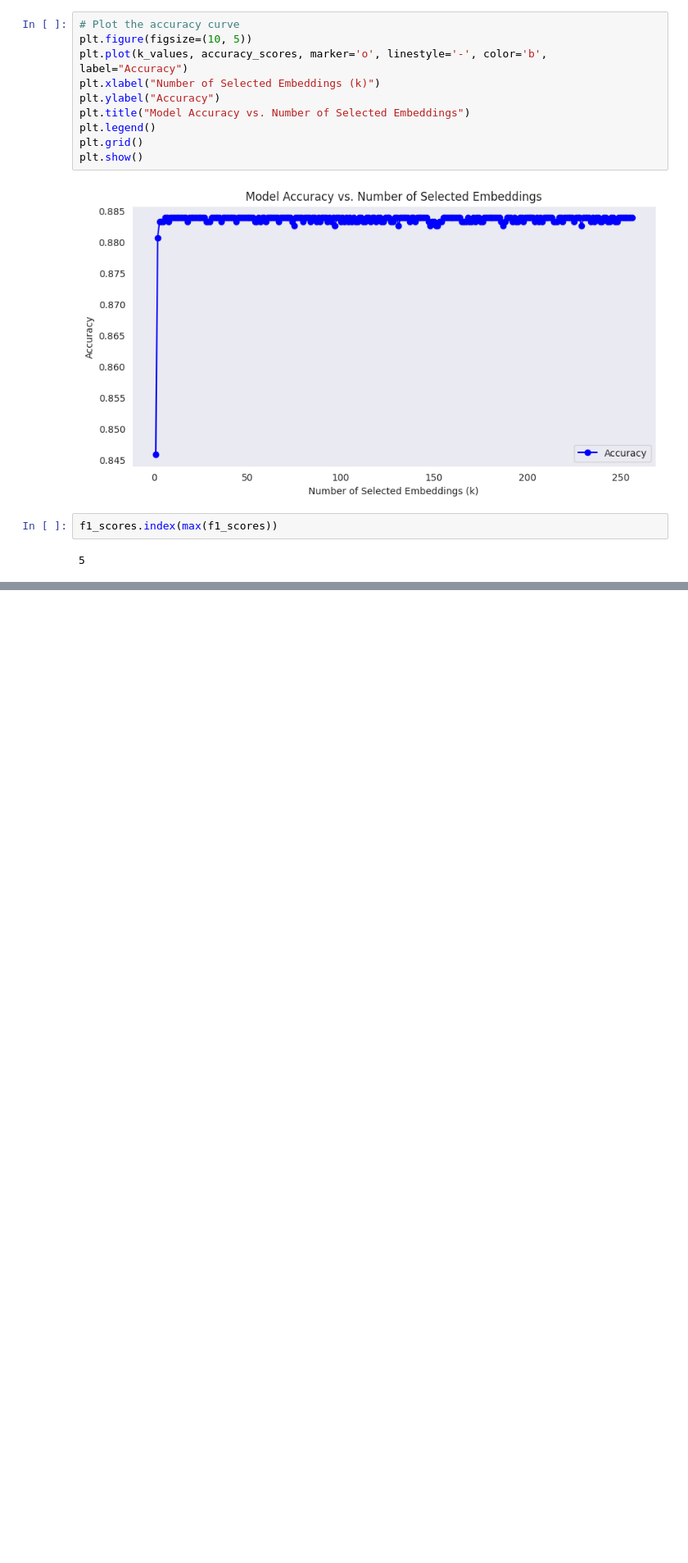
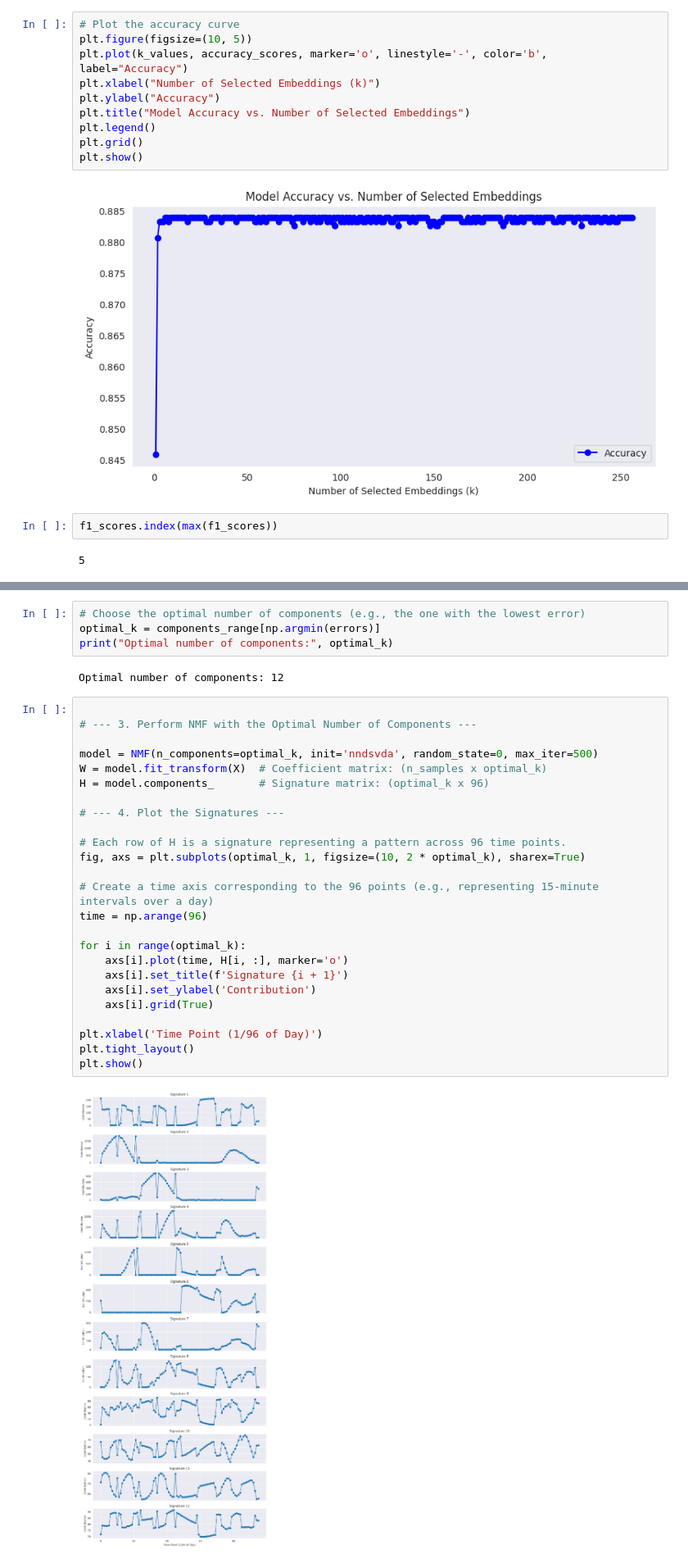
Before and after one commit to gavrielhan/MSc_Thesis, a Jupyter notebook: analysis_sleep_cgm.ipynb, the cells around one changed output, grey strips where cells are left out. Shown at 82% size. Saved outputs shown, nothing was run; the diff lists cells and outputs as text; blank space fills up the shorter version.

```diff
--- a/analysis_sleep_cgm.ipynb
+++ b/analysis_sleep_cgm.ipynb
@@ -1022,0 +1174,33 @@ accuracy_scores.index(max(accuracy_scores))
+# %%
+# Choose the optimal number of components (e.g., the one with the lowest error)
+optimal_k = components_range[np.argmin(errors)]
+print("Optimal number of components:", optimal_k)
+# %% [output]
+Optimal number of components: 12
+# %%
+
+# --- 3. Perform NMF with the Optimal Number of Components ---
+
+model = NMF(n_components=optimal_k, init='nndsvda', random_state=0, max_iter=500)
+W = model.fit_transform(X)  # Coefficient matrix: (n_samples x optimal_k)
+H = model.components_       # Signature matrix: (optimal_k x 96)
+
+# --- 4. Plot the Signatures ---
+
+# Each row of H is a signature representing a pattern across 96 time points.
+fig, axs = plt.subplots(optimal_k, 1, figsize=(10, 2 * optimal_k), sharex=True)
+
+# Create a time axis corresponding to the 96 points (e.g., representing 15-minute intervals over a day)
+time = np.arange(96)
+
+for i in range(optimal_k):
+    axs[i].plot(time, H[i, :], marker='o')
+    axs[i].set_title(f'Signature {i + 1}')
+    axs[i].set_ylabel('Contribution')
+    axs[i].grid(True)
+
+plt.xlabel('Time Point (1/96 of Day)')
+plt.tight_layout()
+plt.show()
+# %% [output]
+[figure, added]
```
Also changed, not shown: parts of 11 cells of this notebook, 1 other file.
